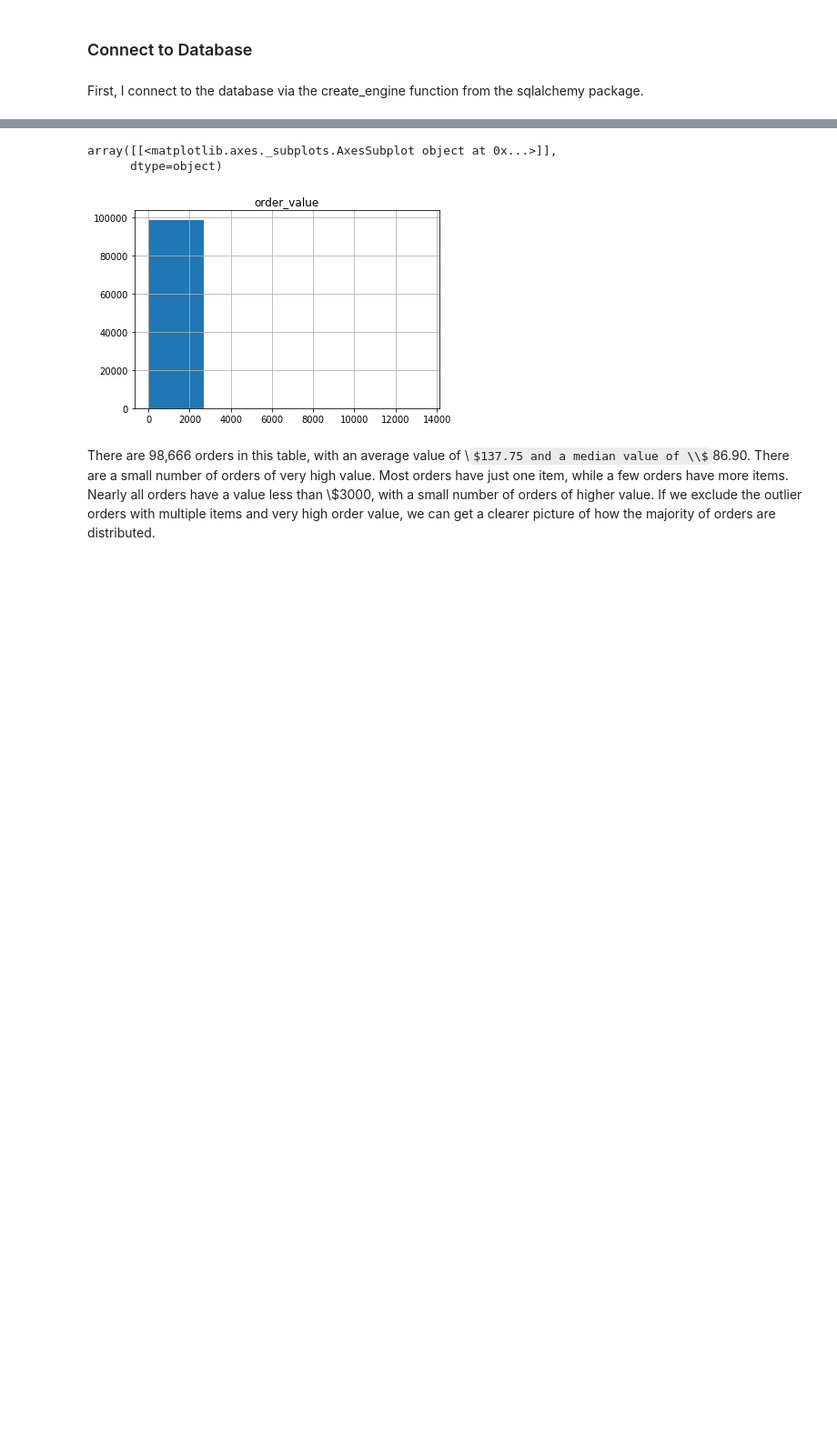
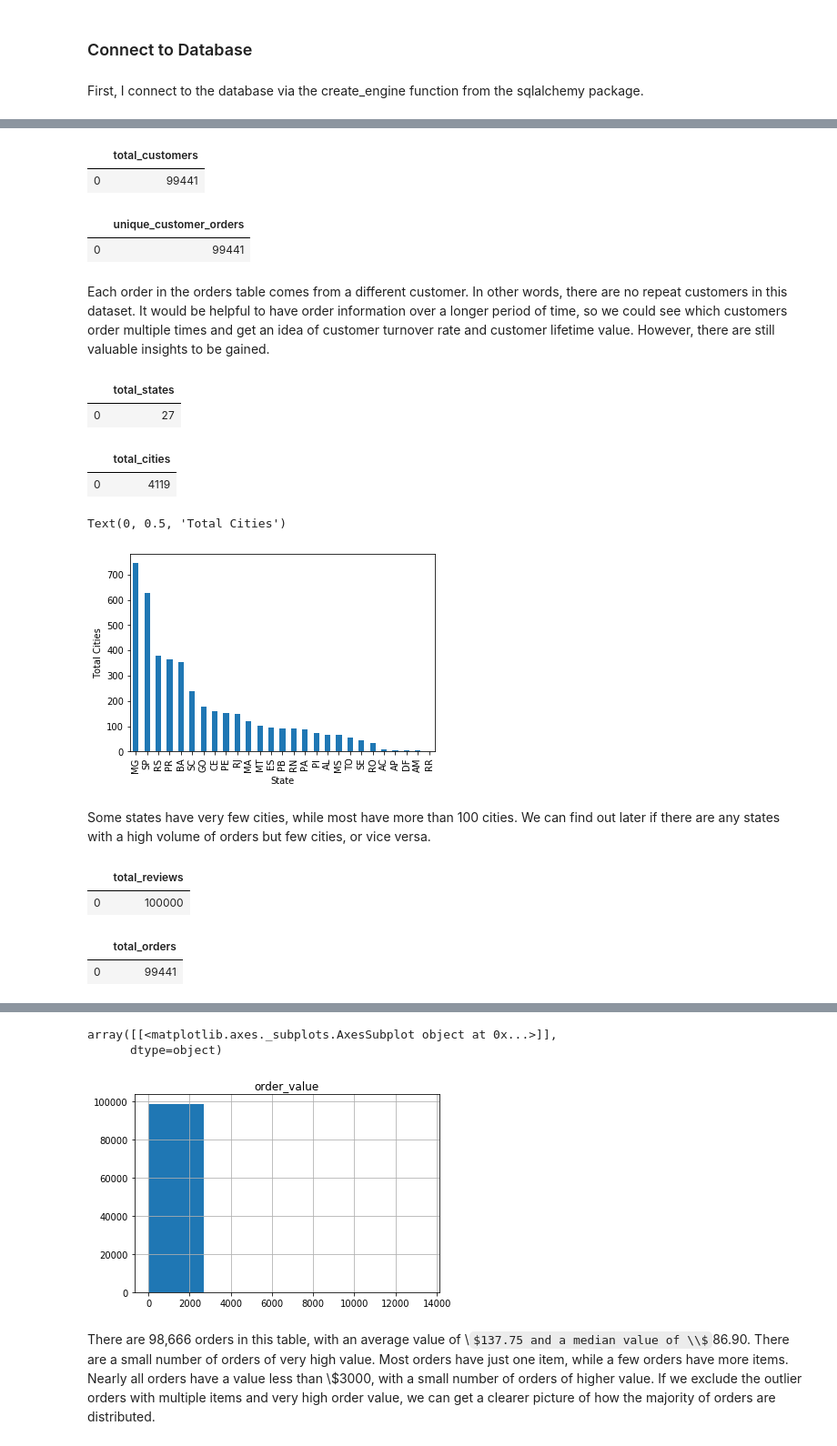
Before and after one commit to cgiannotta/eCommerceAnalysis, a Jupyter notebook: eCommerceSQL.ipynb, the cells around one changed output, grey strips where cells are left out. Shown at 91% size. Cells and saved outputs as stored; diff of their text form; code cells hidden in the pictures; some formulas as TeX source; blank space fills up the shorter version.

Commit message:
added review data to analysis, wrote 3 guiding questions, order analysis over time

```diff
--- a/eCommerceSQL.ipynb
+++ b/eCommerceSQL.ipynb
@@ -163,0 +49,64 @@ orders.describe()
+# %%
+# number of customers in customer table
+# customer id is primary key so this is the number of distinct customers
+query = pd.read_sql("select count(customer_id) as total_customers from ecommerce.customers", engine)
+query
+# %% [output]
+|  | total_customers |
+| 0 | 99441 |
+# %%
+# number of customers in order table
+query = pd.read_sql("select count(distinct customer_id) as unique_customer_orders from ecommerce.orders", engine)
+query
+# %% [output]
+|  | unique_customer_orders |
+| 0 | 99441 |
+# %% [markdown]
+Each order in the orders table comes from a different customer. In other words, there are no repeat customers in this dataset. It would be helpful to have order information over a longer period of time, so we could see which customers order multiple times and get an idea of customer turnover rate and customer lifetime value. However, there are still valuable insights to be gained.
+# %%
+# number of states customers come from
+query = pd.read_sql("select count(distinct customer_state) as total_states from ecommerce.customers", engine)
+query
+# %% [output]
+|  | total_states |
+| 0 | 27 |
+# %%
+# number of cities customers come from
+query = pd.read_sql("select count(distinct customer_city) as total_cities from ecommerce.customers", engine)
+query
+# %% [output]
+|  | total_cities |
+| 0 | 4119 |
+# %%
+# number of cities per state
+query = pd.read_sql("""select
+                            customer_state,
+                            count(distinct customer_city) as cities
+                        from
+                            ecommerce.customers
+                        group by
+                            customer_state
+                        order by
+                            cities desc""", engine)
+query.plot(x='customer_state', y='cities', kind='bar', legend=False)
+plt.xlabel("State")
+plt.ylabel("Total Cities")
+# %% [output]
+Text(0, 0.5, 'Total Cities')
+[figure, added]
+# %% [markdown]
+Some states have very few cities, while most have more than 100 cities. We can find out later if there are any states with a high volume of orders but few cities, or vice versa.
+# %%
+# number of reviews
+query = pd.read_sql("select count(*) as total_reviews from ecommerce.reviews", engine)
+query
+# %% [output]
+|  | total_reviews |
+| 0 | 100000 |
+# %%
+# number of orders
+query = pd.read_sql("select count(*) as total_orders from ecommerce.orders", engine)
+query
+# %% [output]
+|  | total_orders |
+| 0 | 99441 |
```
Also changed, not shown: parts of 61 cells of this notebook.
